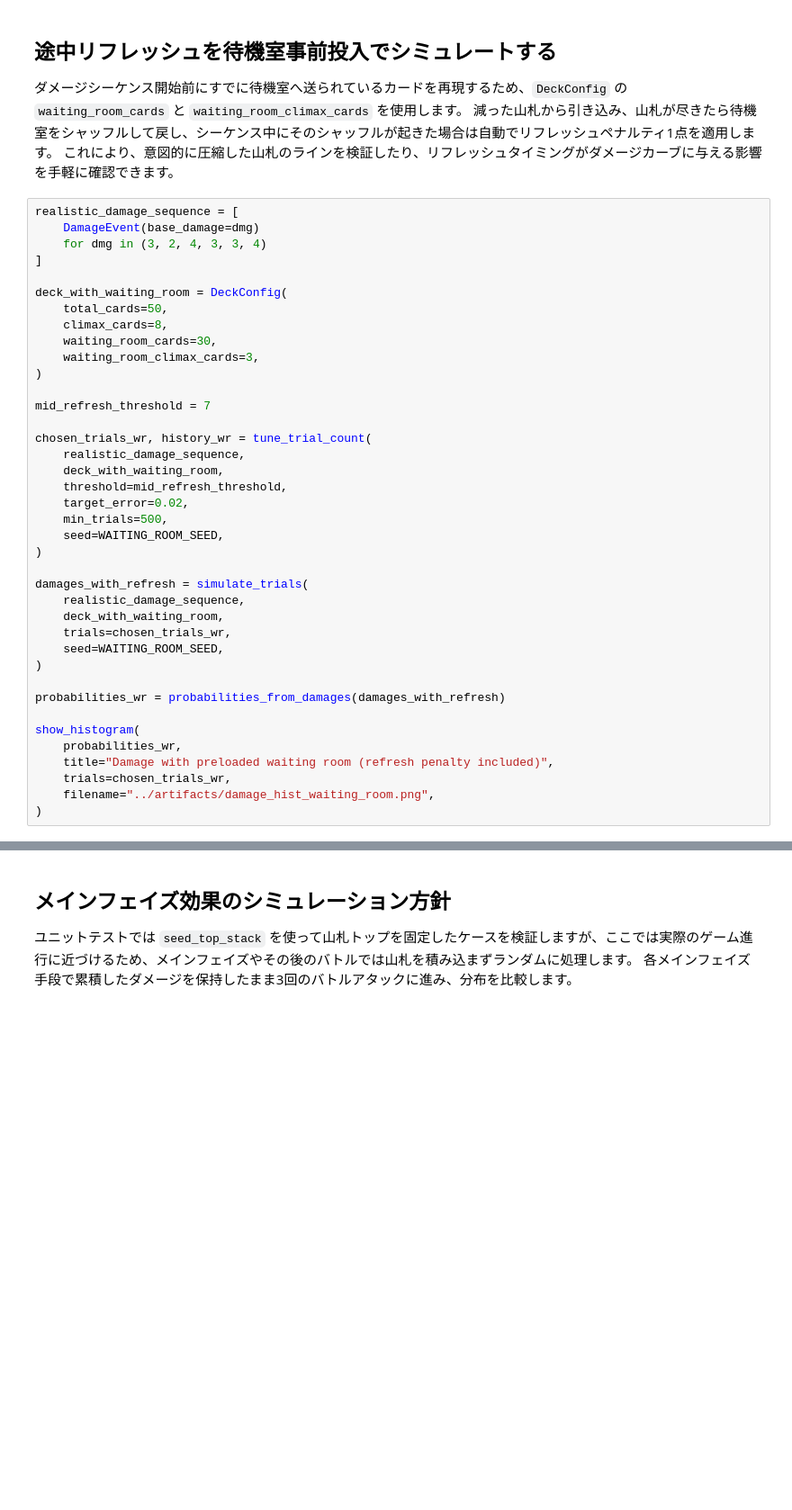
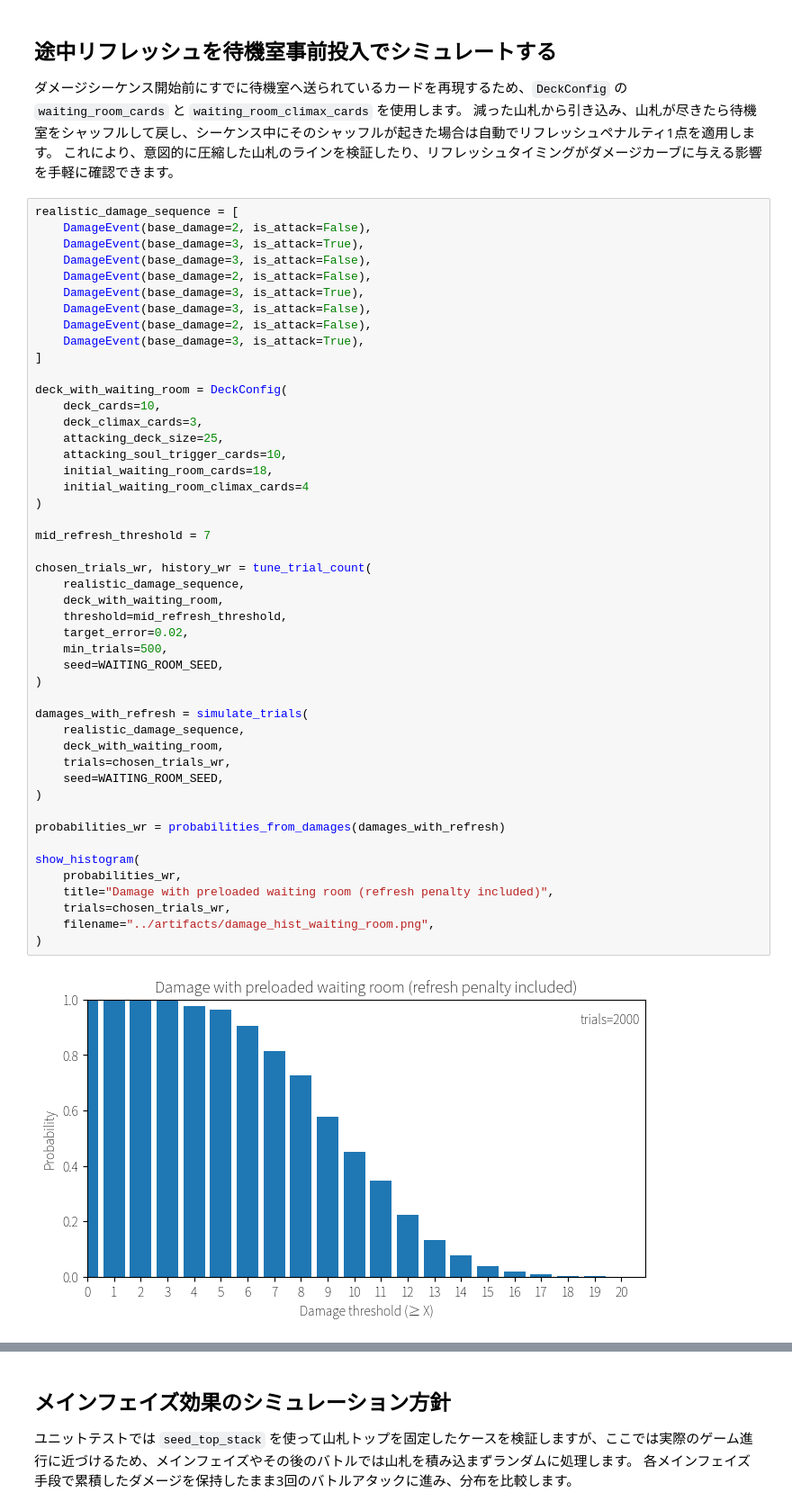
Before and after one commit to skystones/ws, a Jupyter notebook: notebooks/damage_simulation.ipynb, the cells around one changed output, grey strips where cells are left out. Shown: that part at 90% size. Drawn from its saved outputs; the diff is of its cells as text; blank space fills up the shorter version.

```diff
--- a/notebooks/damage_simulation.ipynb
+++ b/notebooks/damage_simulation.ipynb
@@ -108,40 +119,50 @@ print(f"Trials used: {chosen_trials}, mean damage={sum(damages)/len(damages):.2f
 これにより、意図的に圧縮した山札のラインを検証したり、リフレッシュタイミングがダメージカーブに与える影響を手軽に確認できます。
 # %%
 realistic_damage_sequence = [
-    DamageEvent(base_damage=dmg)
-    for dmg in (3, 2, 4, 3, 3, 4)
+    DamageEvent(base_damage=2, is_attack=False),
+    DamageEvent(base_damage=3, is_attack=True),
+    DamageEvent(base_damage=3, is_attack=False),
+    DamageEvent(base_damage=2, is_attack=False),
+    DamageEvent(base_damage=3, is_attack=True),
+    DamageEvent(base_damage=3, is_attack=False),
+    DamageEvent(base_damage=2, is_attack=False),
+    DamageEvent(base_damage=3, is_attack=True),
 ]
 
 deck_with_waiting_room = DeckConfig(
-    total_cards=50,
-    climax_cards=8,
-    waiting_room_cards=30,
-    waiting_room_climax_cards=3,
+    deck_cards=10,
+    deck_climax_cards=3,
+    attacking_deck_size=25,
+    attacking_soul_trigger_cards=10,
+    initial_waiting_room_cards=18,
+    initial_waiting_room_climax_cards=4
 )
 
 mid_refresh_threshold = 7
 
 chosen_trials_wr, history_wr = tune_trial_count(
     realistic_damage_sequence,
     deck_with_waiting_room,
     threshold=mid_refresh_threshold,
     target_error=0.02,
     min_trials=500,
     seed=WAITING_ROOM_SEED,
 )
 
 damages_with_refresh = simulate_trials(
     realistic_damage_sequence,
     deck_with_waiting_room,
     trials=chosen_trials_wr,
     seed=WAITING_ROOM_SEED,
 )
 
 probabilities_wr = probabilities_from_damages(damages_with_refresh)
 
 show_histogram(
     probabilities_wr,
     title="Damage with preloaded waiting room (refresh penalty included)",
     trials=chosen_trials_wr,
     filename="../artifacts/damage_hist_waiting_room.png",
 )
+# %% [output]
+[figure, added]
```
Also changed, not shown: parts of 5 cells of this notebook, 5 other files.
